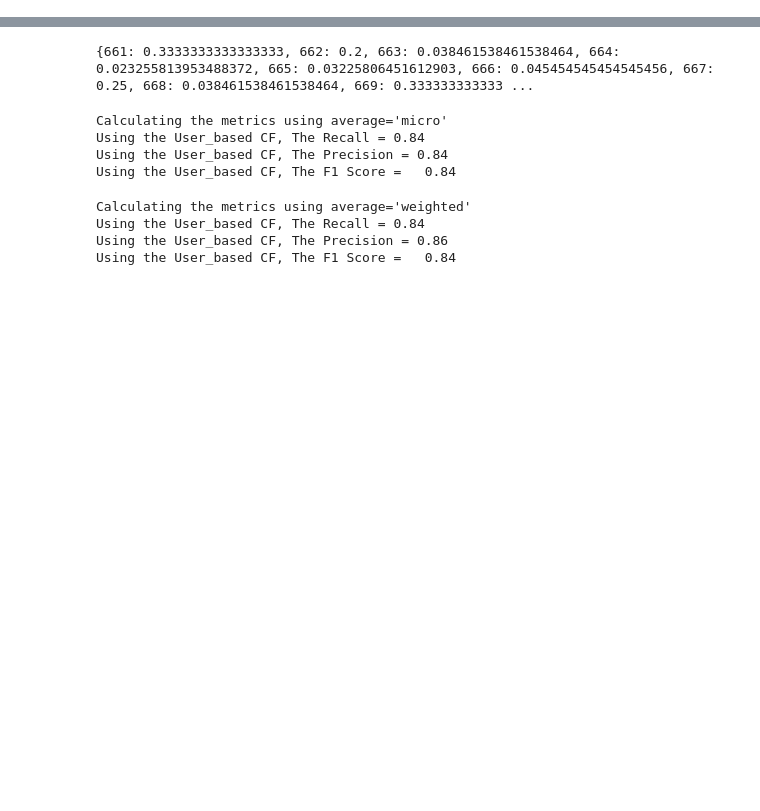
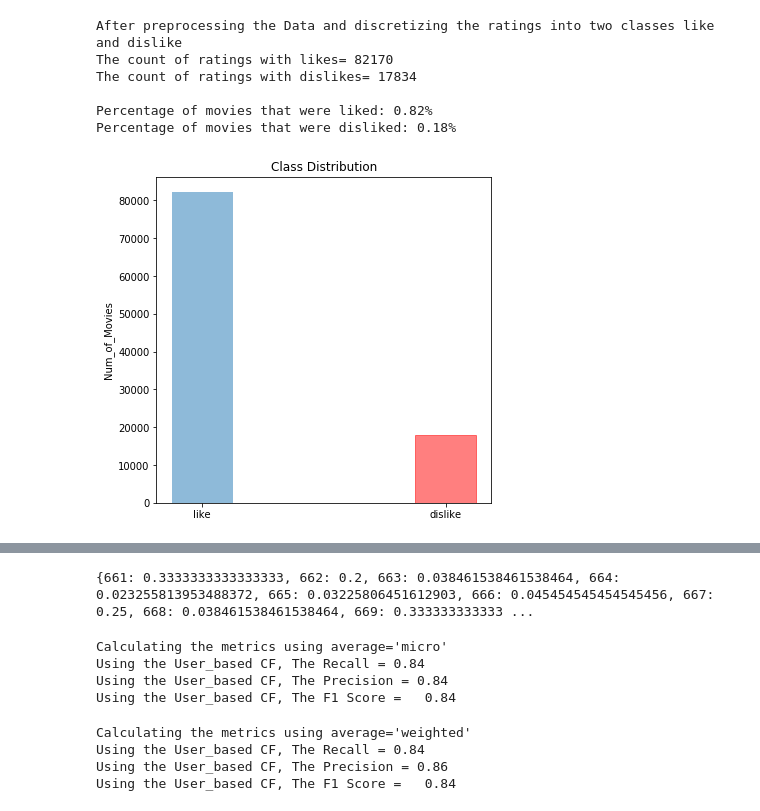
Before and after one commit to AmanyAbdelhalim/Movie-Recommendation-system, a Jupyter notebook: movierecommender.ipynb, the cells around one changed output, grey strips where cells are left out. Cells and saved outputs as stored; diff of their text form; code cells hidden in the pictures; blank space fills up the shorter version.

```diff
--- a/movierecommender.ipynb
+++ b/movierecommender.ipynb
@@ -846,0 +120,42 @@ for i in tqdm(range(0,len(users))):
+# %%
+# Data Exploration
+# Printing more description of the data
+
+# Checking if the classes are imbalanced:
+# Counting the differnt row examples in each class to check if class distribution is balanced or not
+print ("\nAfter preprocessing the Data and discretizing the ratings into two classes like and dislike")
+likes=(ratingdata['rating']==0).sum()
+dislikes=(ratingdata['rating']==1).sum()
+# or use value_counts which will automatically select the rows with each value (0, 1)and sum them for us
+#likes=ratingdata['rating'].value_counts()[0]
+#dislikes=ratingdata['rating'].value_counts()[1]
+print ("The count of ratings with likes= %i "%likes)
+print ("The count of ratings with dislikes= %i \n"%dislikes)
+print ("Percentage of movies that were liked: %.2f%%" %(1.0 *likes/ratingdata.shape[0]))
+print ("Percentage of movies that were disliked: %.2f%%" %(1.0 *dislikes/ratingdata.shape[0]))
+# Plooting the distribution of the two classes
+classes=('like','dislike')
+width = 0.25       # the width of the bars
+performance=[]
+performance.append(likes)
+performance.append(dislikes)
+y_pos = np.arange(len(classes))
+x=plt.bar(y_pos, performance, width,align='center', alpha=0.5)
+x[1].set_color('r')
+plt.xticks(y_pos, classes)
+plt.ylabel('Num_of_Movies')
+plt.title('Class Distribution')
+fig_size = plt.rcParams["figure.figsize"]
+fig_size[0] = 6
+fig_size[1] = 6
+plt.rcParams["figure.figsize"] = fig_size
+plt.savefig('classdistribution')
+plt.show()
+# %% [output]
+After preprocessing the Data and discretizing the ratings into two classes like and dislike
+The count of ratings with likes= 82170
+The count of ratings with dislikes= 17834
+
+Percentage of movies that were liked: 0.82%
+Percentage of movies that were disliked: 0.18%
+[figure, added]
```
Also changed, not shown: parts of 58 cells of this notebook.
